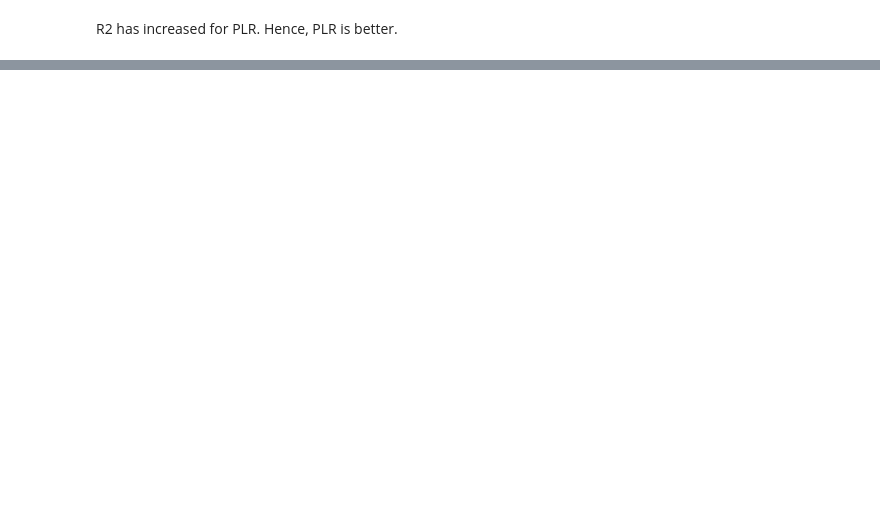
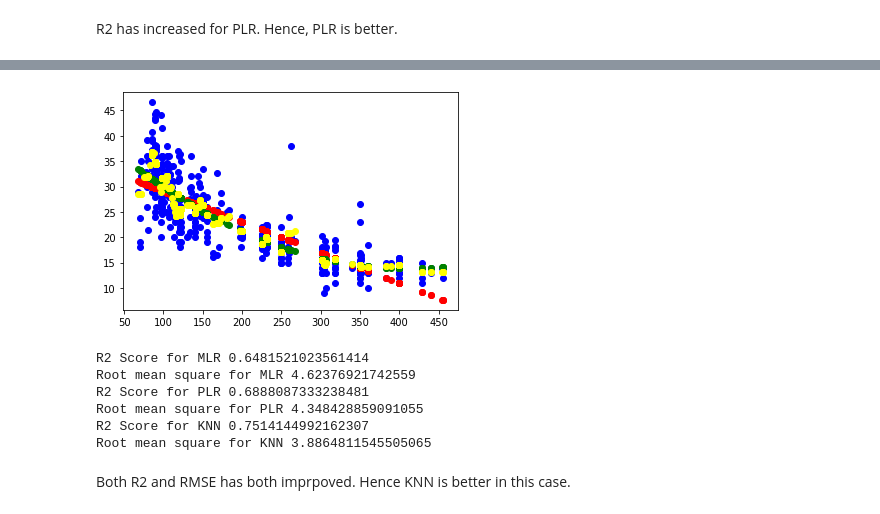
Before and after one commit to ntnmathur/machine_learning_sanjay_singh, a Jupyter notebook: 2.3.Multiple_Linear_Regression.ipynb, the cells around one changed output, grey strips where cells are left out. Saved outputs shown, nothing was run; the diff lists cells and outputs as text; code cells hidden in the pictures; blank space fills up the shorter version.

```diff
--- a/2.3.Multiple_Linear_Regression.ipynb
+++ b/2.3.Multiple_Linear_Regression.ipynb
@@ -540,0 +553,5 @@ R2 has increased for PLR. Hence, PLR is better.
+# %%
+# KNN Model fit
+from sklearn.neighbors import KNeighborsRegressor
+knn=KNeighborsRegressor(n_neighbors=9) # Create an knn object
+knn.fit(X_train,y_train) # Fit the model using the training values
@@ -540,0 +586,33 @@ R2 has increased for PLR. Hence, PLR is better.
+# %%
+# Scatterplot
+plt.scatter(X,y,color="blue")
+plt.scatter(X,linear_reg.predict(X),color="red")
+plt.scatter(X,y_ploy_pred,color="green")
+plt.scatter(X,knn.predict(X),color="yellow")
+plt.show()
+# %% [output]
+[figure, added]
+# %%
+# Check performance
+from sklearn.metrics import r2_score
+from sklearn.metrics import mean_squared_error
+from math import sqrt
+
+
+print("R2 Score for MLR",r2_score(y,linear_reg.predict(X)))
+print("Root mean square for MLR",sqrt(mean_squared_error(y,linear_reg.predict(X))))
+
+print("R2 Score for PLR",r2_score(y,y_ploy_pred))
+print("Root mean square for PLR",sqrt(mean_squared_error(y,y_ploy_pred)))
+
+print("R2 Score for KNN",r2_score(y,knn.predict(X)))
+print("Root mean square for KNN",sqrt(mean_squared_error(y,knn.predict(X))))
+# %% [output]
+R2 Score for MLR 0.6481521023561414
+Root mean square for MLR 4.62376921742559
+R2 Score for PLR 0.6888087333238481
+Root mean square for PLR 4.348428859091055
+R2 Score for KNN 0.7514144992162307
+Root mean square for KNN 3.8864811545505065
+# %% [markdown]
+Both R2 and RMSE has both imprpoved. Hence KNN is better in this case.
```
Also changed, not shown: parts of 10 cells of this notebook, 6 other files.
